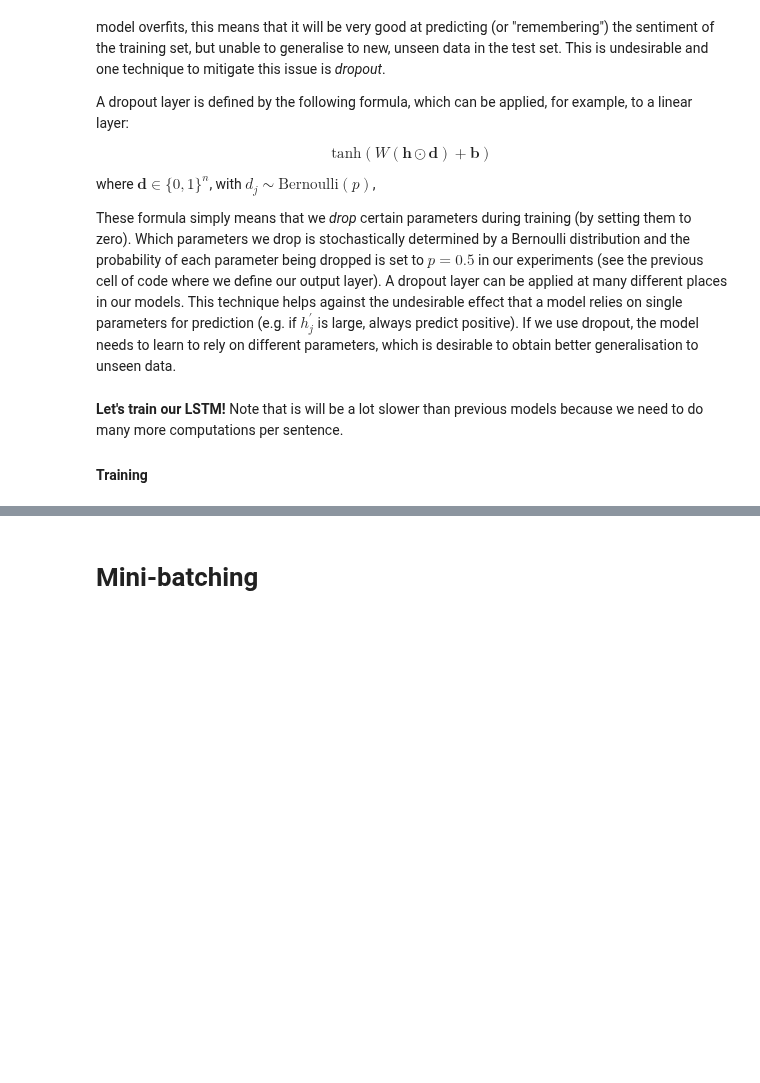
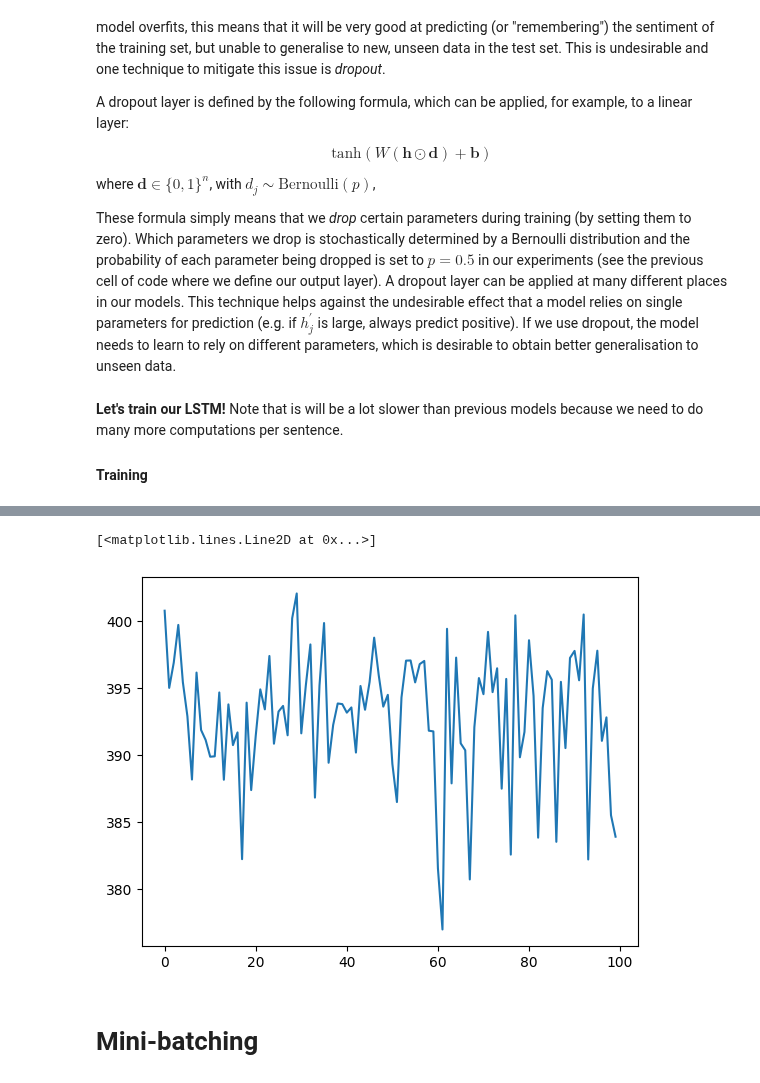
Before and after one commit to Lucyferko/NLP, a Jupyter notebook: NLP1_2024_Practical_2_(student_version).ipynb, the cells around one changed output, grey strips where cells are left out. Drawn from its saved outputs; the diff is of its cells as text; code cells hidden in the pictures; blank space fills up the shorter version.

```diff
--- a/NLP1_2024_Practical_2_(student_version).ipynb
+++ b/NLP1_2024_Practical_2_(student_version).ipynb
@@ -1214,5 +1414,9 @@ lstm_losses, lstm_accuracies = train_model(
 # %%
 # plot training loss
+plt.plot(lstm_losses)
+# %% [output]
+[<matplotlib.lines.Line2D at 0x...>]
+[figure, added]
 # %% [markdown]
 # Mini-batching
 # %% [markdown]
```
Also changed, not shown: parts of 41 cells of this notebook.
